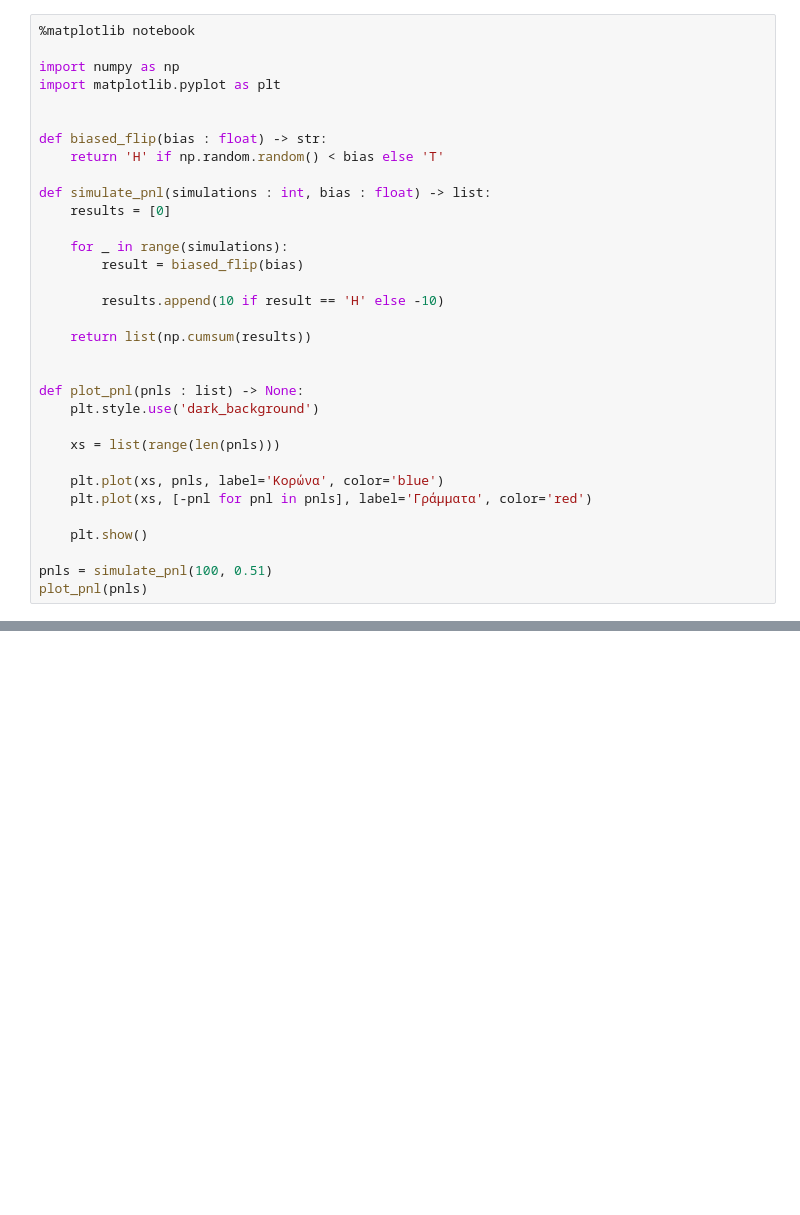
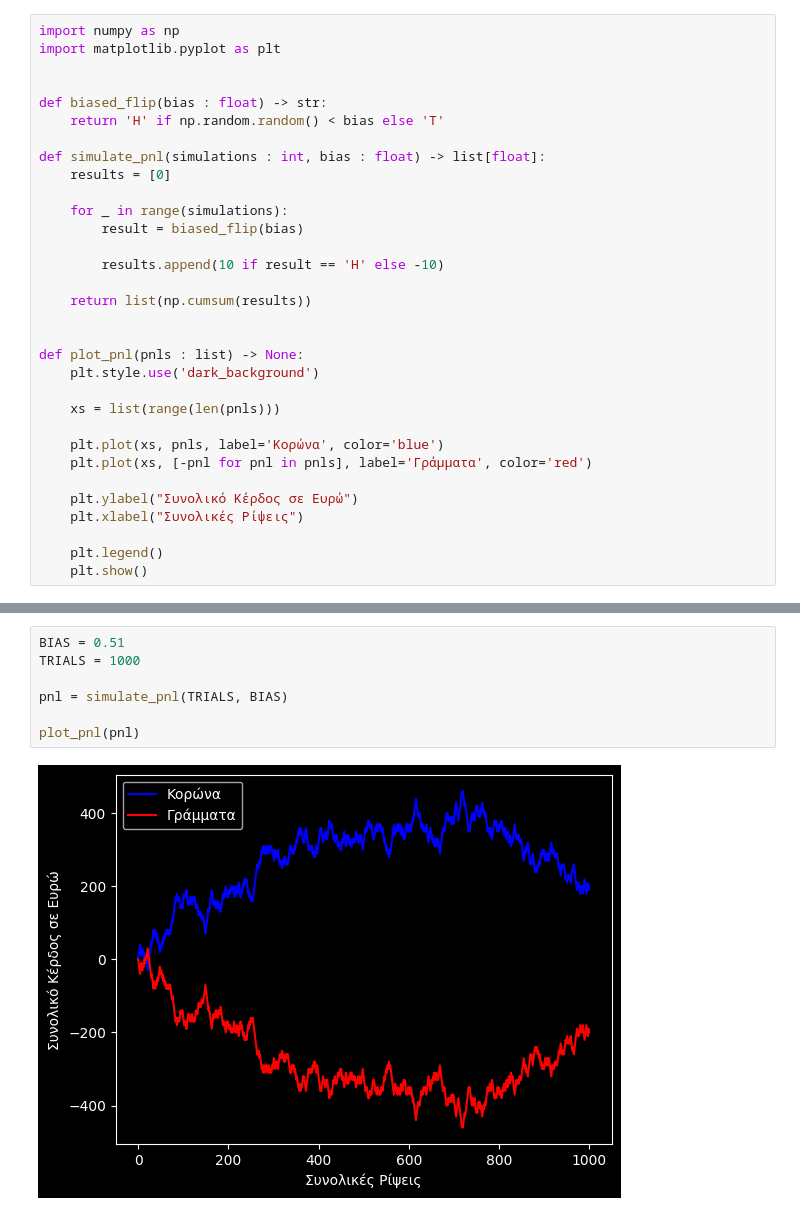
Before and after one commit to NLHolden/jupyterlite-deployment, a Jupyter notebook: content/biased_coin.ipynb, the cells around one changed output, grey strips where cells are left out. Saved outputs shown, nothing was run; the diff lists cells and outputs as text; blank space fills up the shorter version.

Commit message:
Add biased coin notebook

```diff
--- a/content/biased_coin.ipynb
+++ b/content/biased_coin.ipynb
@@ -1,6 +3,4 @@
 # %%
-%matplotlib notebook
-
 import numpy as np
 import matplotlib.pyplot as plt
 
@@ -8,7 +8,7 @@ import matplotlib.pyplot as plt
 def biased_flip(bias : float) -> str:
     return 'H' if np.random.random() < bias else 'T'
 
-def simulate_pnl(simulations : int, bias : float) -> list:
+def simulate_pnl(simulations : int, bias : float) -> list[float]:
     results = [0]
 
     for _ in range(simulations):
@@ -27,7 +27,8 @@ def plot_pnl(pnls : list) -> None:
     plt.plot(xs, pnls, label='Κορώνα', color='blue')
     plt.plot(xs, [-pnl for pnl in pnls], label='Γράμματα', color='red')
 
+    plt.ylabel("Συνολικό Κέρδος σε Ευρώ")
+    plt.xlabel("Συνολικές Ρίψεις")
+
+    plt.legend()
     plt.show()
-
-pnls = simulate_pnl(100, 0.51)
-plot_pnl(pnls)
@@ -36,0 +35,9 @@ plot_pnl(pnls)
+# %%
+BIAS = 0.51
+TRIALS = 1000
+
+pnl = simulate_pnl(TRIALS, BIAS)
+
+plot_pnl(pnl)
+# %% [output]
+[figure, added]
```
Also changed, not shown: parts of 8 cells of this notebook.
